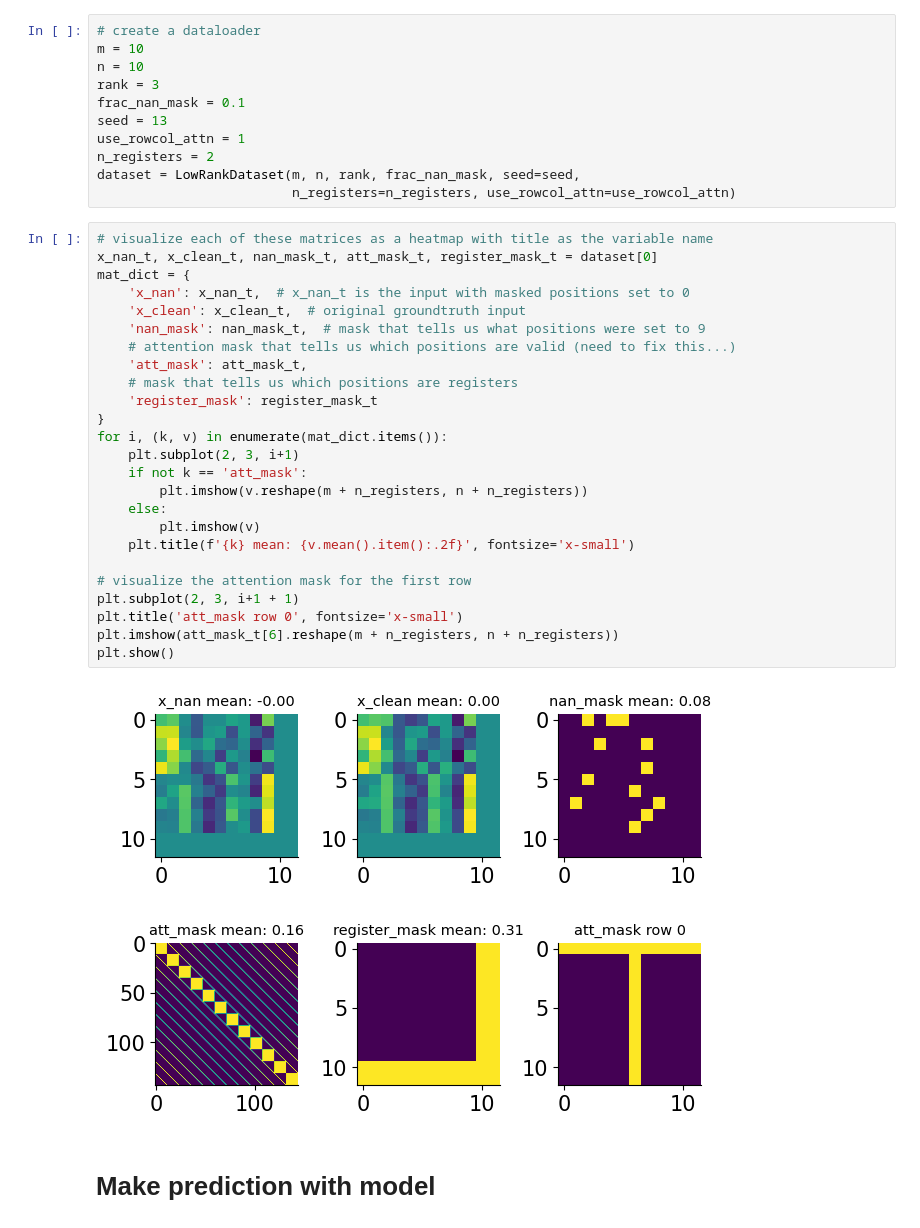
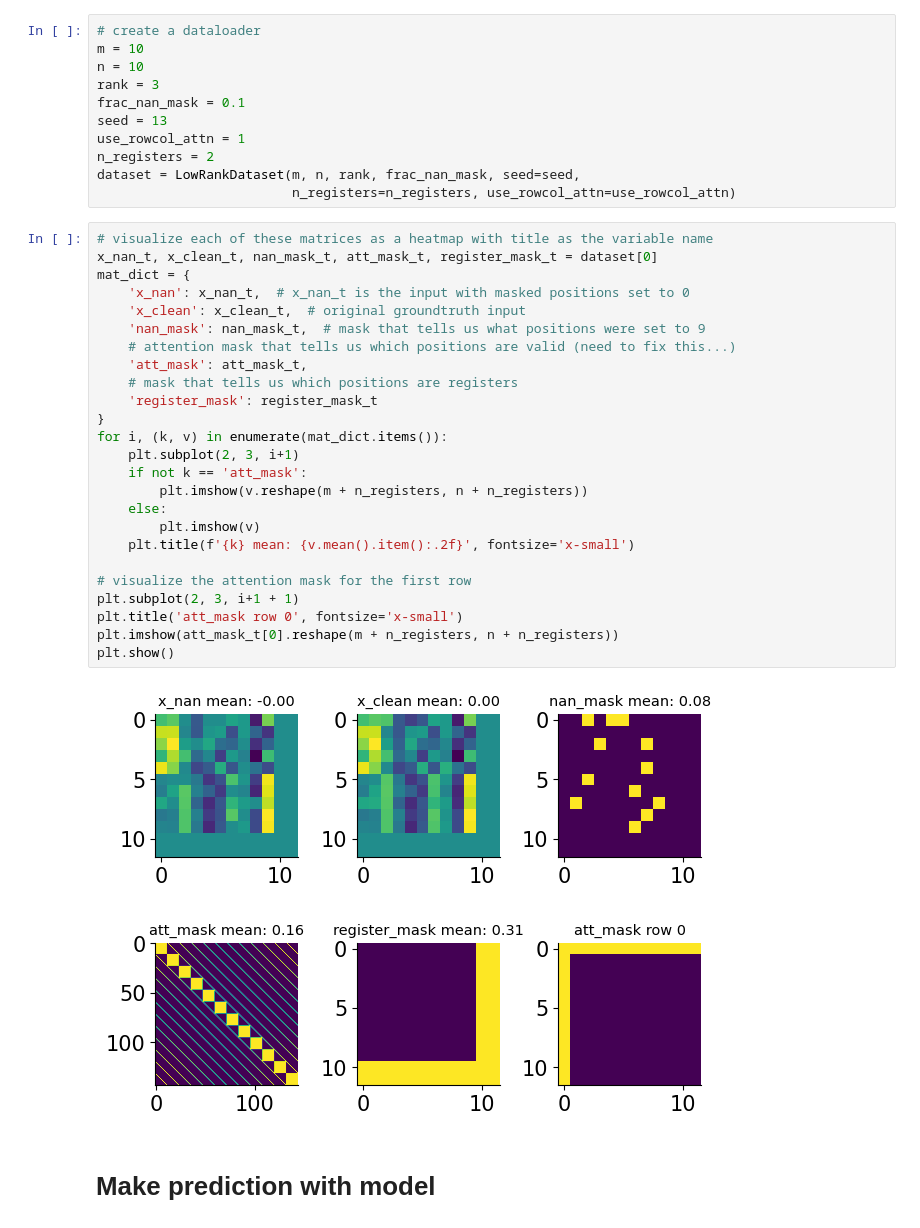
Before and after one commit to csinva/matrix-completion-llm, a Jupyter notebook: notebooks/00_example_eda.ipynb, the cells around one changed output. Saved outputs shown, nothing was run; the diff lists cells and outputs as text.

```diff
--- a/notebooks/00_example_eda.ipynb
+++ b/notebooks/00_example_eda.ipynb
@@ -34,30 +35,30 @@ dataset = LowRankDataset(m, n, rank, frac_nan_mask, seed=seed,
 # %%
 # visualize each of these matrices as a heatmap with title as the variable name
 x_nan_t, x_clean_t, nan_mask_t, att_mask_t, register_mask_t = dataset[0]
 mat_dict = {
     'x_nan': x_nan_t,  # x_nan_t is the input with masked positions set to 0
     'x_clean': x_clean_t,  # original groundtruth input
     'nan_mask': nan_mask_t,  # mask that tells us what positions were set to 9
     # attention mask that tells us which positions are valid (need to fix this...)
     'att_mask': att_mask_t,
     # mask that tells us which positions are registers
     'register_mask': register_mask_t
 }
 for i, (k, v) in enumerate(mat_dict.items()):
     plt.subplot(2, 3, i+1)
     if not k == 'att_mask':
         plt.imshow(v.reshape(m + n_registers, n + n_registers))
     else:
         plt.imshow(v)
     plt.title(f'{k} mean: {v.mean().item():.2f}', fontsize='x-small')
 
 # visualize the attention mask for the first row
 plt.subplot(2, 3, i+1 + 1)
 plt.title('att_mask row 0', fontsize='x-small')
-plt.imshow(att_mask_t[6].reshape(m + n_registers, n + n_registers))
+plt.imshow(att_mask_t[0].reshape(m + n_registers, n + n_registers))
 plt.show()
 # %% [output]
-[figure, old version]
+[figure, new version]
 # %% [markdown]
 # Make prediction with model
 # %%
```
Also changed, not shown: parts of 7 cells of this notebook, 10 other files.
